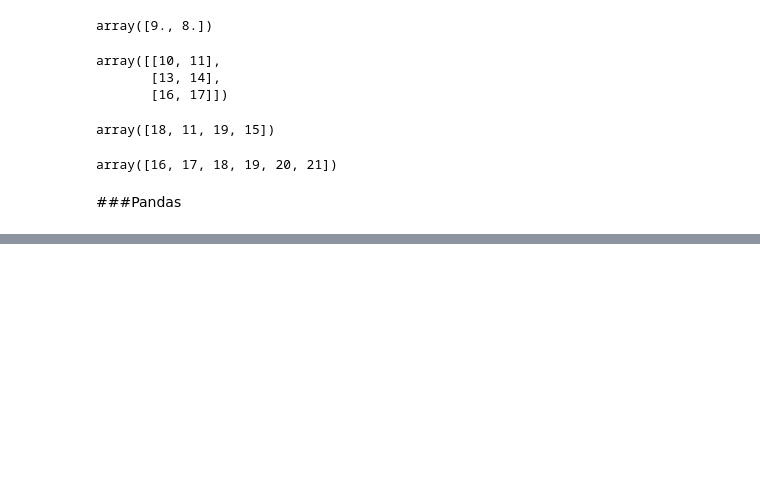
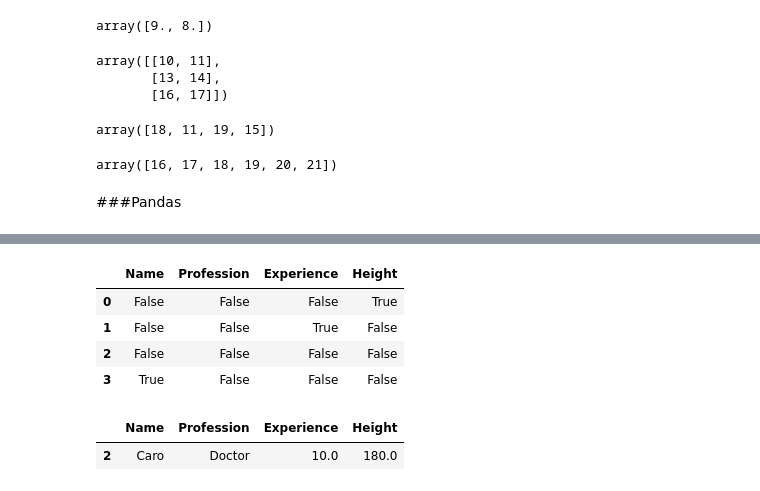
Before and after one commit to sumusa/Hamoye-Internship-Notes, a Jupyter notebook: Hamoye_Stage_A.ipynb, the cells around one changed output, grey strips where cells are left out. Drawn from its saved outputs; the diff is of its cells as text; code cells hidden in the pictures; blank space fills up the shorter version.

```diff
--- a/Hamoye_Stage_A.ipynb
+++ b/Hamoye_Stage_A.ipynb
@@ -129,0 +293,14 @@ array([16, 17, 18, 19, 20, 21])
+# %%
+new_df.isnull() #check for cells with missing values
+# %% [output]
+|  | Name | Profession | Experience | Height |
+| 0 | False | False | False | True |
+| 1 | False | False | True | False |
+| 2 | False | False | False | False |
+| 3 | True | False | False | False |
+# %%
+#remove rows with missing values
+new_df.dropna()
+# %% [output]
+|  | Name | Profession | Experience | Height |
+| 2 | Caro | Doctor | 10.0 | 180.0 |
```
Also changed, not shown: parts of 22 cells of this notebook.
